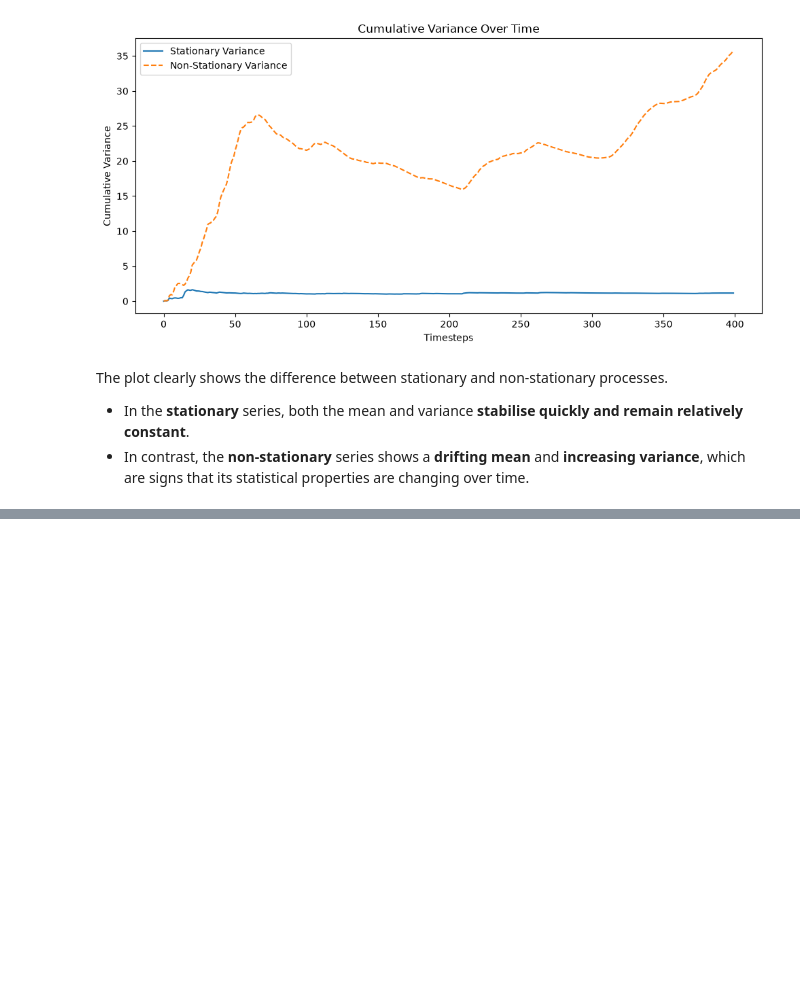
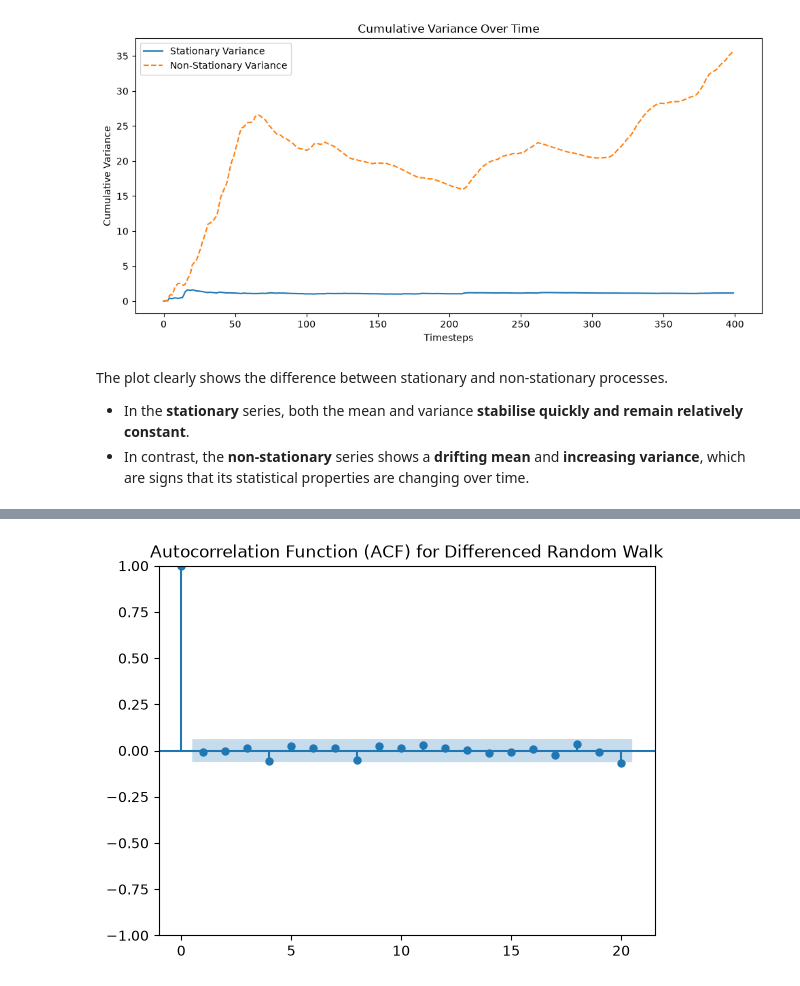
Before and after one commit to michaelhudson2205/INFO3022_Practicals, a Jupyter notebook: P3_3_Random_Walk.ipynb, the cells around one changed output, grey strips where cells are left out. Saved outputs shown, nothing was run; the diff lists cells and outputs as text; code cells hidden in the pictures; blank space fills up the shorter version.

```diff
--- a/P3_3_Random_Walk.ipynb
+++ b/P3_3_Random_Walk.ipynb
@@ -223,0 +374,2 @@ We will apply the ADF test to both our **simulated stationary** and **non-statio
+# %%
+run_adf_test(diff_random_walk, "Differenced Random Walk Process")
@@ -223,0 +409,6 @@ We will apply the ADF test to both our **simulated stationary** and **non-statio
+# %%
+# Plot ACF for the differenced random walk
+plot_acf(diff_random_walk, lags=20, title='Autocorrelation Function (ACF) for Differenced Random Walk')
+plt.show()
+# %% [output]
+[figure, added]
```
Also changed, not shown: parts of 23 cells of this notebook, 1 other file.
